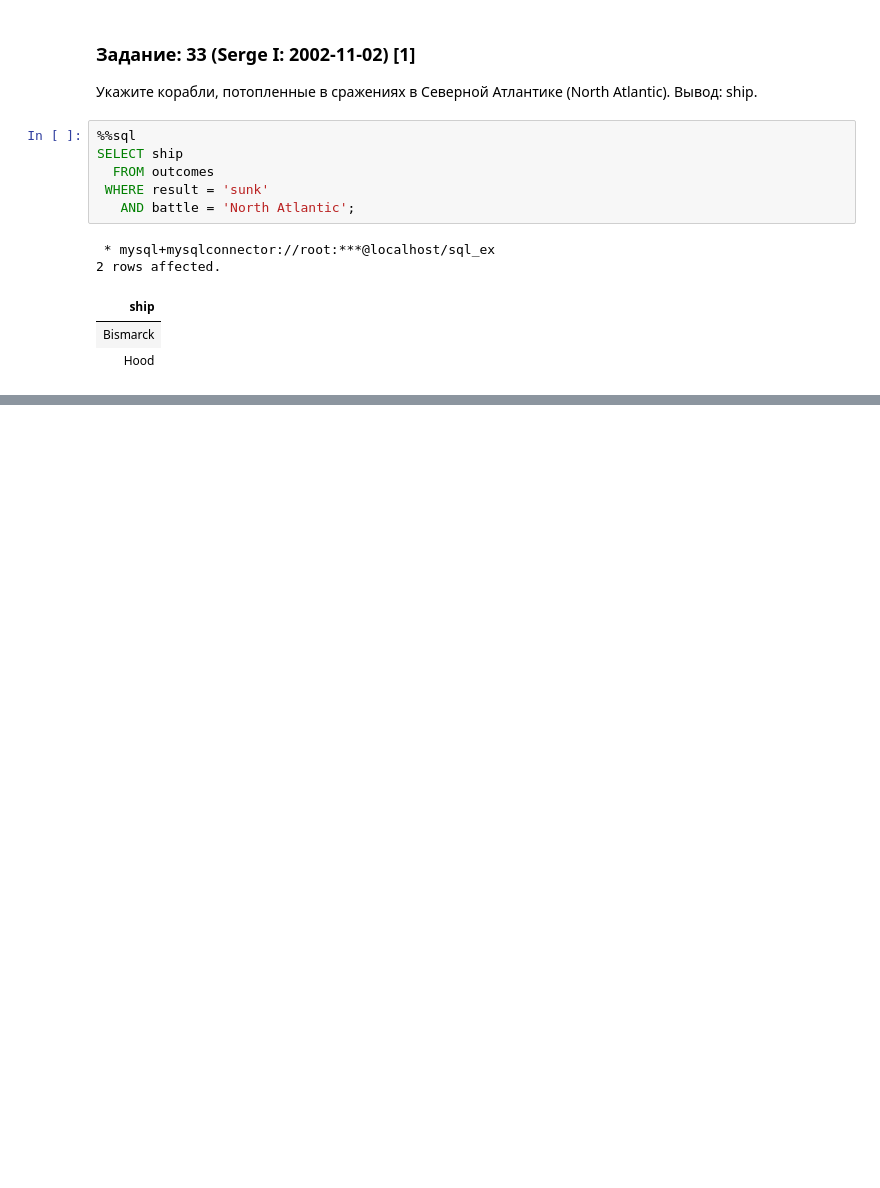
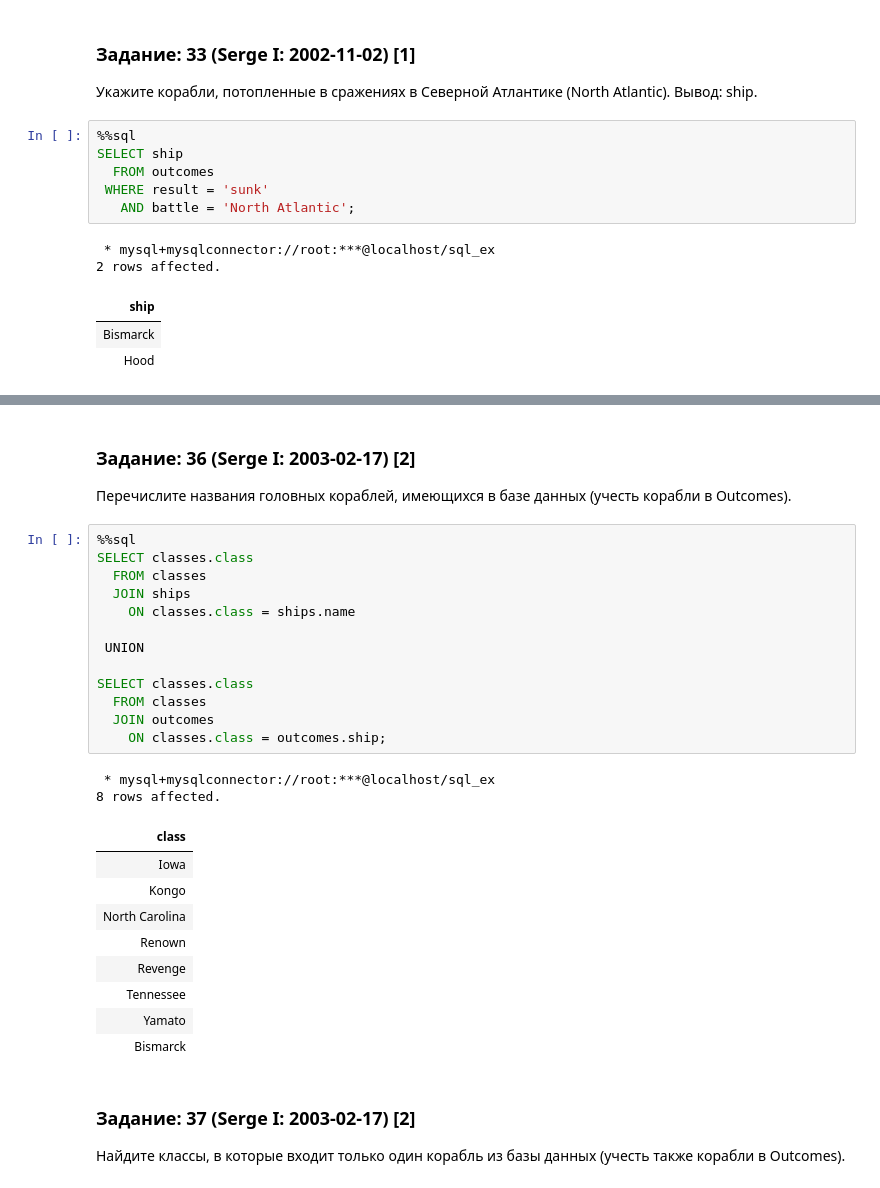
Before and after one commit to dided-s/sql-ex, a Jupyter notebook: select-training/ships/tasks.ipynb, the cells around one changed output, grey strips where cells are left out. Saved outputs shown, nothing was run; the diff lists cells and outputs as text; blank space fills up the shorter version.

```diff
--- a/select-training/ships/tasks.ipynb
+++ b/select-training/ships/tasks.ipynb
@@ -134,0 +160,31 @@ SELECT ship
+# %% [markdown]
+### Задание: 36 (Serge I: 2003-02-17) [2]
+Перечислите названия головных кораблей, имеющихся в базе данных (учесть корабли в Outcomes).
+# %%
+%%sql
+SELECT classes.class
+  FROM classes
+  JOIN ships
+    ON classes.class = ships.name
+
+ UNION
+
+SELECT classes.class
+  FROM classes
+  JOIN outcomes
+    ON classes.class = outcomes.ship;
+# %% [output]
+ * mysql+mysqlconnector://root:***@localhost/sql_ex
+8 rows affected.
+| class |
+| Iowa |
+| Kongo |
+| North Carolina |
+| Renown |
+| Revenge |
+| Tennessee |
+| Yamato |
+| Bismarck |
+# %% [markdown]
+### Задание: 37 (Serge I: 2003-02-17) [2]
+Найдите классы, в которые входит только один корабль из базы данных (учесть также корабли в Outcomes).
```
Also changed, not shown: parts of 18 cells of this notebook, 11 other files.
